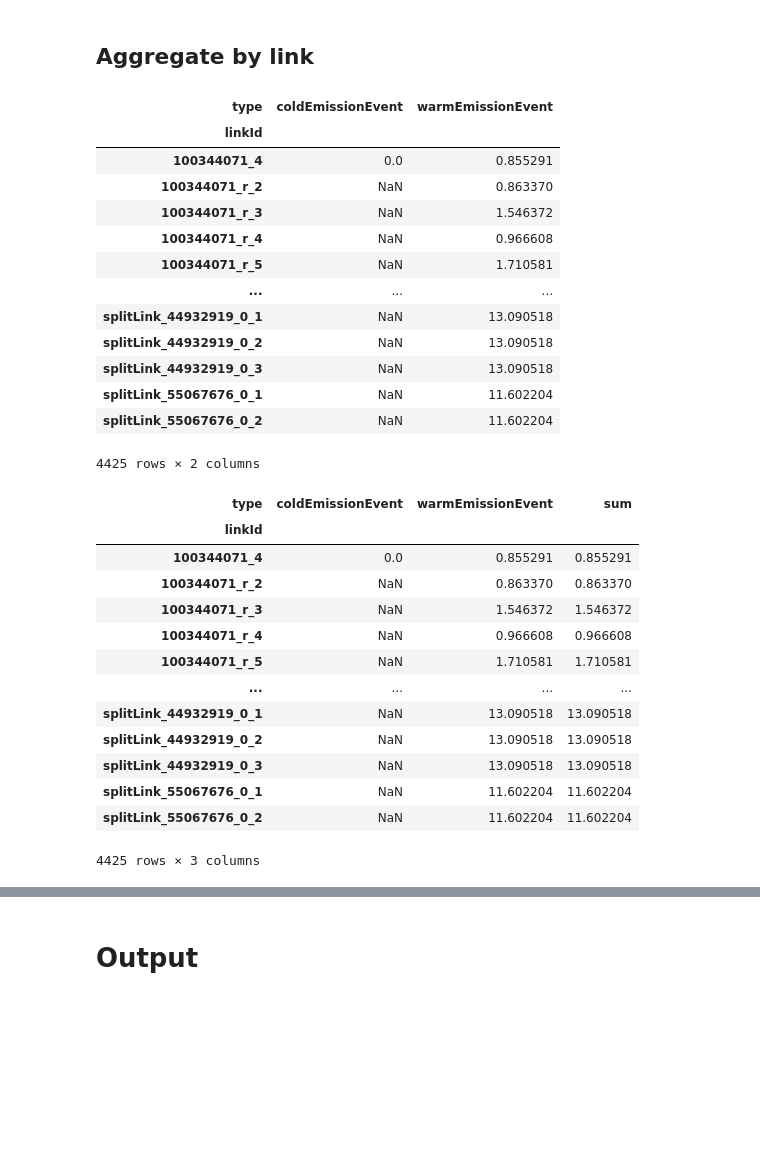
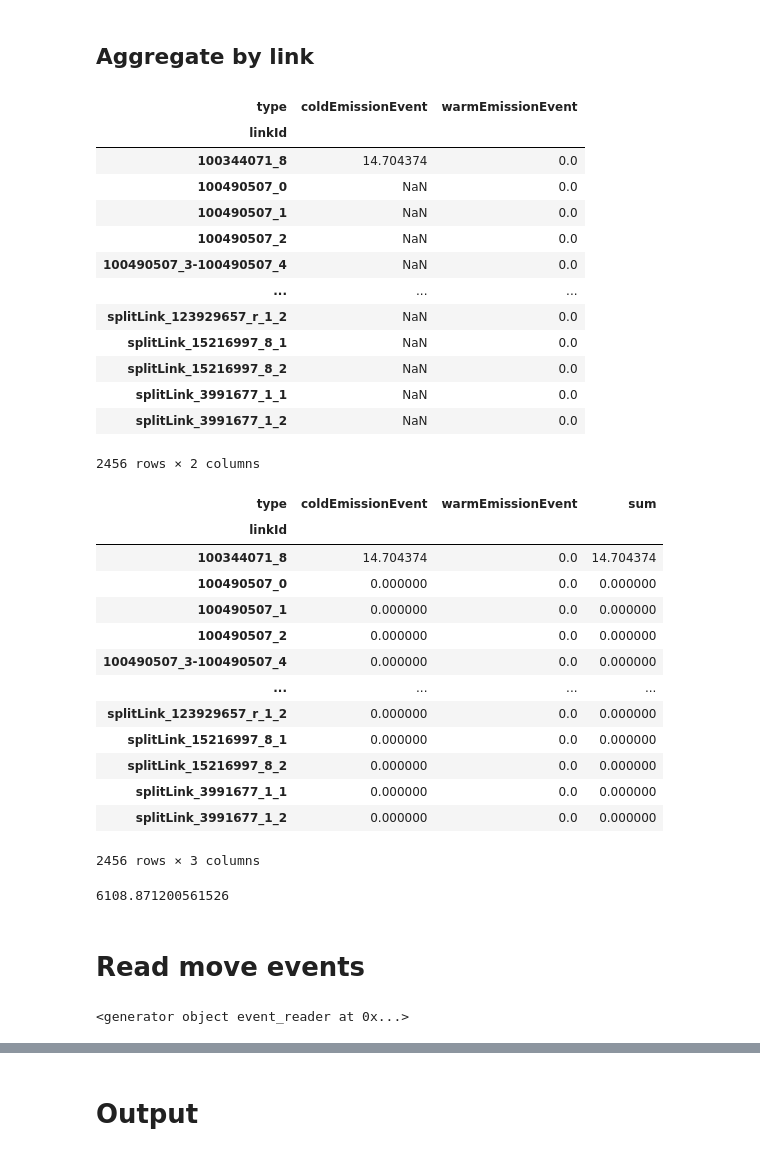
Before and after one commit to XanderPENG/matsim-xp, a Jupyter notebook: src/main/python/freight_emission/emission_results_anls.ipynb, the cells around one changed output, grey strips where cells are left out. Drawn from its saved outputs; the diff is of its cells as text; code cells hidden in the pictures; blank space fills up the shorter version.

Commit message:
run 3 freight emissions scenarios

```diff
--- a/src/main/python/freight_emission/emission_results_anls.ipynb
+++ b/src/main/python/freight_emission/emission_results_anls.ipynb
@@ -7,14 +8,17 @@ import yaml
 # %% [markdown]
 # Path
 # %%
-root_path = r'../../../../data/intermediate/test/freight_emission/'
-van_scenario_outputs = 'vanOutputs/'
-cargo_bike_scenario_outputs = 'cargoBikeOutputs/'
-output_path = '../../../../data/intermediate/test/freight_emission/simWrapperData/'
+root_path = r'../../../../data/intermediate/test/freightEmissions/'
+iter_kw = "21"
+basic_scenario_outputs = 'scenarioBasic/iter'+iter_kw+'/outputs/'
+van_scenario_outputs = 'scenarioVan/iter'+iter_kw+'/outputs/'
+cargo_bike_scenario_outputs = 'scenarioCB/iter' + iter_kw +'/outputs/'
+scenario_kw = basic_scenario_outputs
+output_path = r'../../../../data/intermediate/test/freightEmissions/' + scenario_kw+ '/simWrapperData/'
 # %% [markdown]
 # Read events
 # %%
-emission_events = matsim.event_reader(root_path+cargo_bike_scenario_outputs+'output_events.xml.gz', types='coldEmissionEvent,warmEmissionEvent')
+emission_events = matsim.event_reader(root_path+scenario_kw+'output_events.xml.gz', types='coldEmissionEvent,warmEmissionEvent')
 emission_events
 # %% [output]
 <generator object event_reader at 0x...>
@@ -95,34 +99,45 @@ link_co2e
 # %% [output]
 | type | coldEmissionEvent | warmEmissionEvent |
 | linkId |  |  |
-| 100344071_4 | 0.0 | 0.855291 |
-| 100344071_r_2 | NaN | 0.863370 |
-| 100344071_r_3 | NaN | 1.546372 |
-| 100344071_r_4 | NaN | 0.966608 |
-| 100344071_r_5 | NaN | 1.710581 |
+| 100344071_8 | 14.704374 | 0.0 |
+| 100490507_0 | NaN | 0.0 |
+| 100490507_1 | NaN | 0.0 |
+| 100490507_2 | NaN | 0.0 |
+| 100490507_3-100490507_4 | NaN | 0.0 |
 | ... | ... | ... |
-| splitLink_44932919_0_1 | NaN | 13.090518 |
-| splitLink_44932919_0_2 | NaN | 13.090518 |
-| splitLink_44932919_0_3 | NaN | 13.090518 |
-| splitLink_55067676_0_1 | NaN | 11.602204 |
-| splitLink_55067676_0_2 | NaN | 11.602204 |
+| splitLink_123929657_r_1_2 | NaN | 0.0 |
+| splitLink_15216997_8_1 | NaN | 0.0 |
+| splitLink_15216997_8_2 | NaN | 0.0 |
+| splitLink_3991677_1_1 | NaN | 0.0 |
+| splitLink_3991677_1_2 | NaN | 0.0 |
-4425 rows × 2 columns
+2456 rows × 2 columns
 # %%
-like_co2e = link_co2e.fillna(0)
+link_co2e = link_co2e.fillna(0)
 link_co2e['sum'] = link_co2e[['coldEmissionEvent', 'warmEmissionEvent']].sum(axis=1)
 link_co2e
 # %% [output]
 | type | coldEmissionEvent | warmEmissionEvent | sum |
 | linkId |  |  |  |
-| 100344071_4 | 0.0 | 0.855291 | 0.855291 |
-| 100344071_r_2 | NaN | 0.863370 | 0.863370 |
-| 100344071_r_3 | NaN | 1.546372 | 1.546372 |
-| 100344071_r_4 | NaN | 0.966608 | 0.966608 |
-| 100344071_r_5 | NaN | 1.710581 | 1.710581 |
+| 100344071_8 | 14.704374 | 0.0 | 14.704374 |
+| 100490507_0 | 0.000000 | 0.0 | 0.000000 |
+| 100490507_1 | 0.000000 | 0.0 | 0.000000 |
+| 100490507_2 | 0.000000 | 0.0 | 0.000000 |
+| 100490507_3-100490507_4 | 0.000000 | 0.0 | 0.000000 |
 | ... | ... | ... | ... |
-| splitLink_44932919_0_1 | NaN | 13.090518 | 13.090518 |
-| splitLink_44932919_0_2 | NaN | 13.090518 | 13.090518 |
-| splitLink_44932919_0_3 | NaN | 13.090518 | 13.090518 |
-| splitLink_55067676_0_1 | NaN | 11.602204 | 11.602204 |
-| splitLink_55067676_0_2 | NaN | 11.602204 | 11.602204 |
+| splitLink_123929657_r_1_2 | 0.000000 | 0.0 | 0.000000 |
+| splitLink_15216997_8_1 | 0.000000 | 0.0 | 0.000000 |
+| splitLink_15216997_8_2 | 0.000000 | 0.0 | 0.000000 |
+| splitLink_3991677_1_1 | 0.000000 | 0.0 | 0.000000 |
+| splitLink_3991677_1_2 | 0.000000 | 0.0 | 0.000000 |
-4425 rows × 3 columns
+2456 rows × 3 columns
+# %%
+link_co2e['sum'].sum()
+# %% [output]
+6108.871200561526
+# %% [markdown]
+# Read move events
+# %%
+move_events = matsim.event_reader(root_path+scenario_kw+'output_events.xml.gz', types='entered link,left link')
+move_events
+# %% [output]
+<generator object event_reader at 0x...>
```
Also changed, not shown: parts of 19 cells of this notebook, 28 other files.
